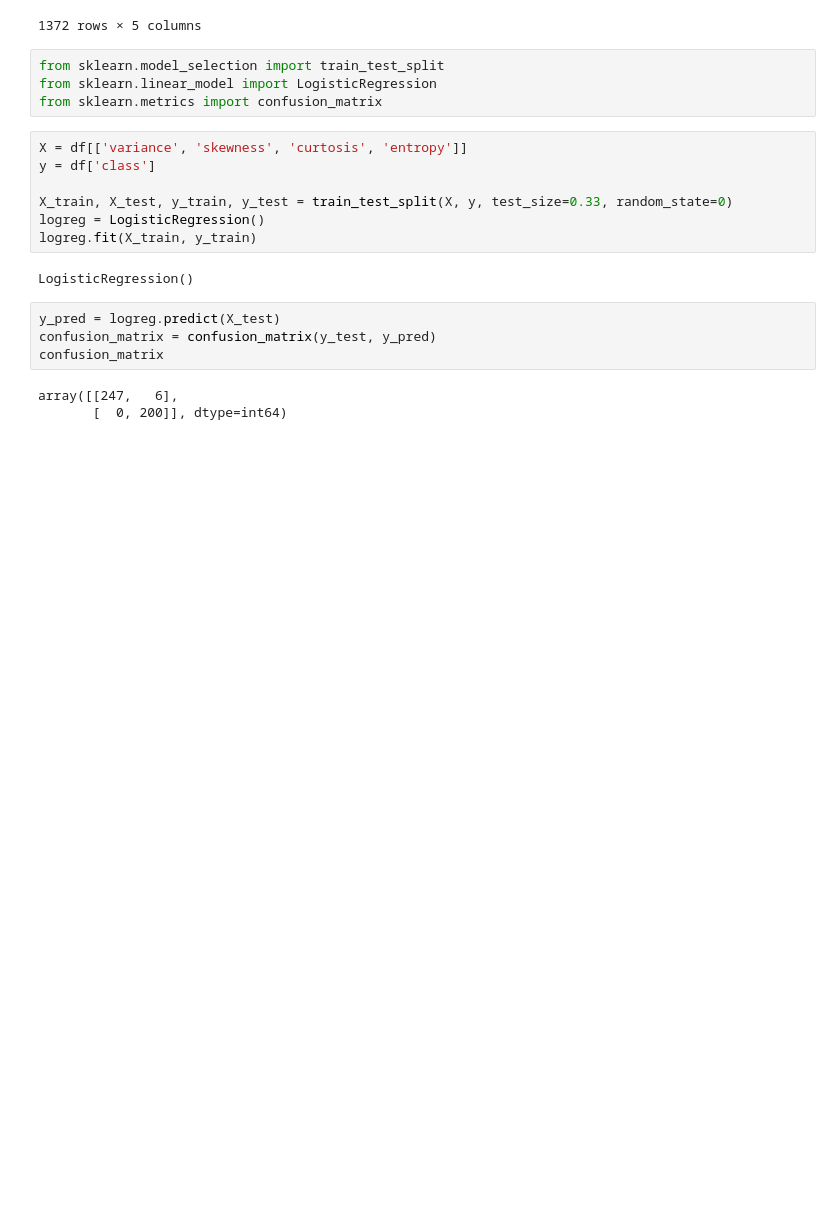
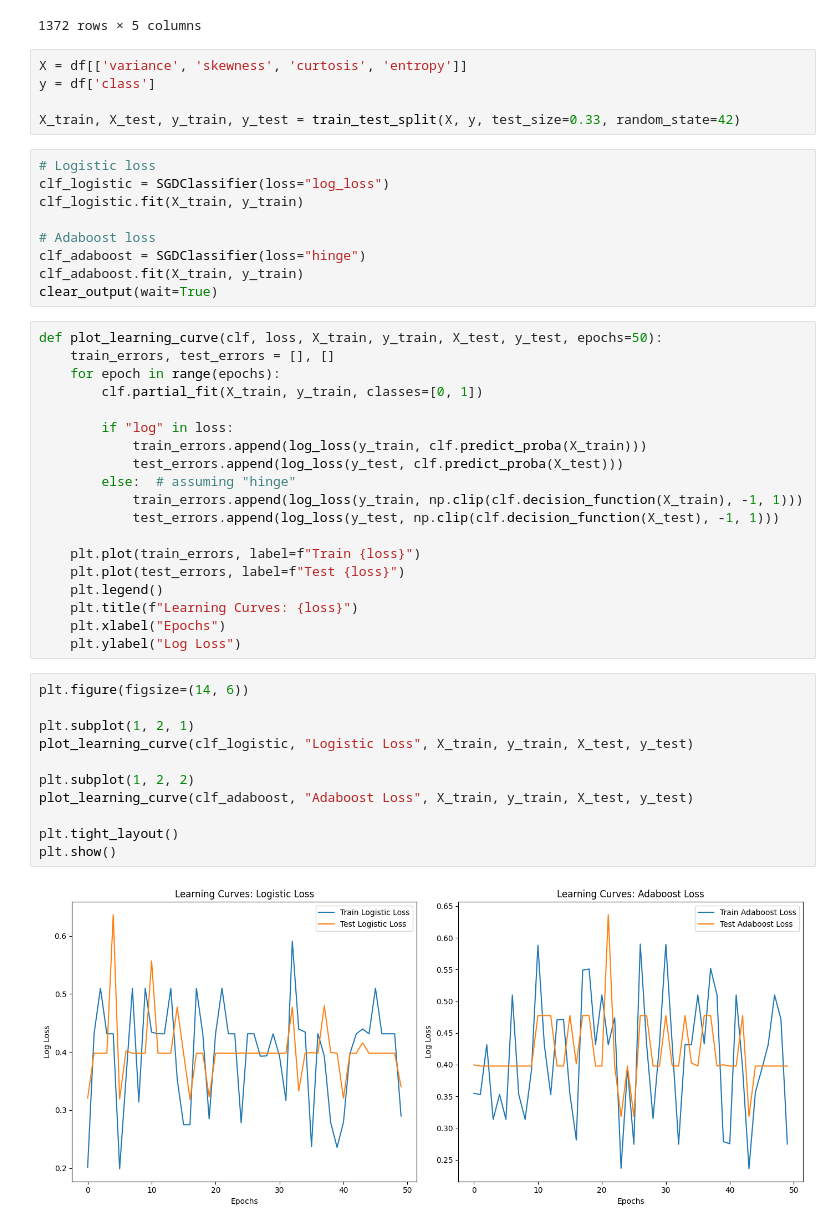
Before and after one commit to juliatvenko/TML, a Jupyter notebook: lab3/lab3.ipynb, the cells around one changed output. Cells and saved outputs as stored; diff of their text form; blank space fills up the shorter version.

Commit message:
Loss functions; learning curves

```diff
--- a/lab3/lab3.ipynb
+++ b/lab3/lab3.ipynb
@@ -17,23 +25,49 @@ df
 | 1370 | -3.56370 | -8.38270 | 12.3930 | -1.28230 | 1 |
 | 1371 | -2.54190 | -0.65804 | 2.6842 | 1.19520 | 1 |
 1372 rows × 5 columns
-# %%
-from sklearn.model_selection import train_test_split
-from sklearn.linear_model import LogisticRegression
-from sklearn.metrics import confusion_matrix
 # %%
 X = df[['variance', 'skewness', 'curtosis', 'entropy']]
 y = df['class']
 
-X_train, X_test, y_train, y_test = train_test_split(X, y, test_size=0.33, random_state=0)
-logreg = LogisticRegression()
-logreg.fit(X_train, y_train)
+X_train, X_test, y_train, y_test = train_test_split(X, y, test_size=0.33, random_state=42)
-# %% [output]
-LogisticRegression()
-# %%
-y_pred = logreg.predict(X_test)
-confusion_matrix = confusion_matrix(y_test, y_pred)
-confusion_matrix
-# %% [output]
-array([[247,   6],
-       [  0, 200]], dtype=int64)
+# %%
+# Logistic loss
+clf_logistic = SGDClassifier(loss="log_loss")
+clf_logistic.fit(X_train, y_train)
+
+# Adaboost loss
+clf_adaboost = SGDClassifier(loss="hinge")
+clf_adaboost.fit(X_train, y_train)
+clear_output(wait=True)
+# %%
+def plot_learning_curve(clf, loss, X_train, y_train, X_test, y_test, epochs=50):
+    train_errors, test_errors = [], []
+    for epoch in range(epochs):
+        clf.partial_fit(X_train, y_train, classes=[0, 1])
+
+        if "log" in loss:
+            train_errors.append(log_loss(y_train, clf.predict_proba(X_train)))
+            test_errors.append(log_loss(y_test, clf.predict_proba(X_test)))
+        else:  # assuming "hinge"
+            train_errors.append(log_loss(y_train, np.clip(clf.decision_function(X_train), -1, 1)))
+            test_errors.append(log_loss(y_test, np.clip(clf.decision_function(X_test), -1, 1)))
+
+    plt.plot(train_errors, label=f"Train {loss}")
+    plt.plot(test_errors, label=f"Test {loss}")
+    plt.legend()
+    plt.title(f"Learning Curves: {loss}")
+    plt.xlabel("Epochs")
+    plt.ylabel("Log Loss")
+# %%
+plt.figure(figsize=(14, 6))
+
+plt.subplot(1, 2, 1)
+plot_learning_curve(clf_logistic, "Logistic Loss", X_train, y_train, X_test, y_test)
+
+plt.subplot(1, 2, 2)
+plot_learning_curve(clf_adaboost, "Adaboost Loss", X_train, y_train, X_test, y_test)
+
+plt.tight_layout()
+plt.show()
+# %% [output]
+[figure, added]
```
Also changed, not shown: parts of 2 cells of this notebook.
